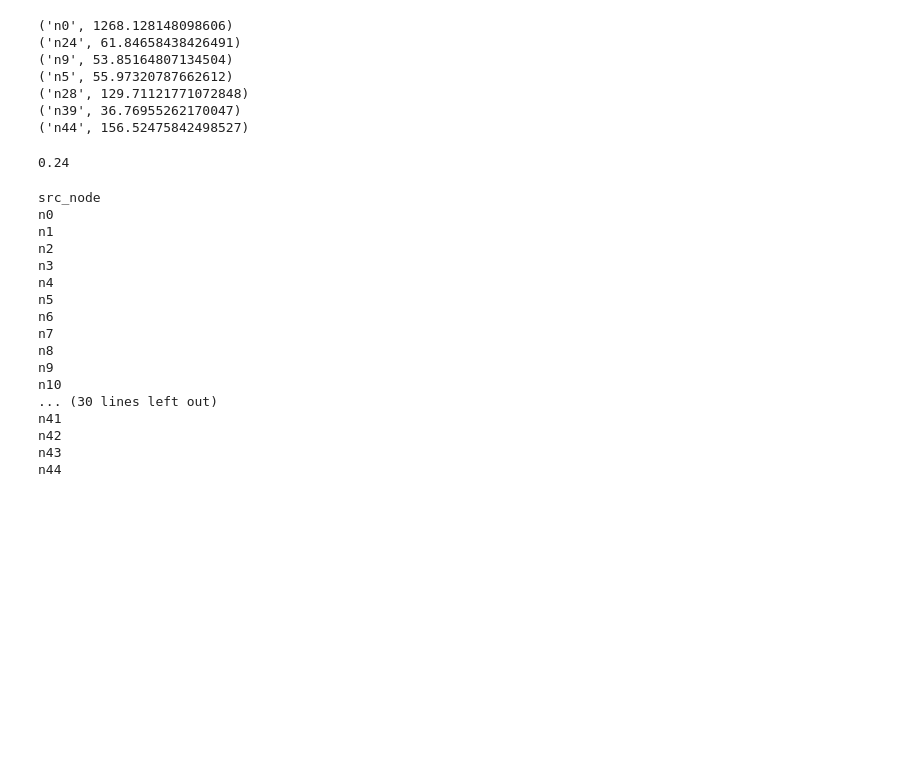
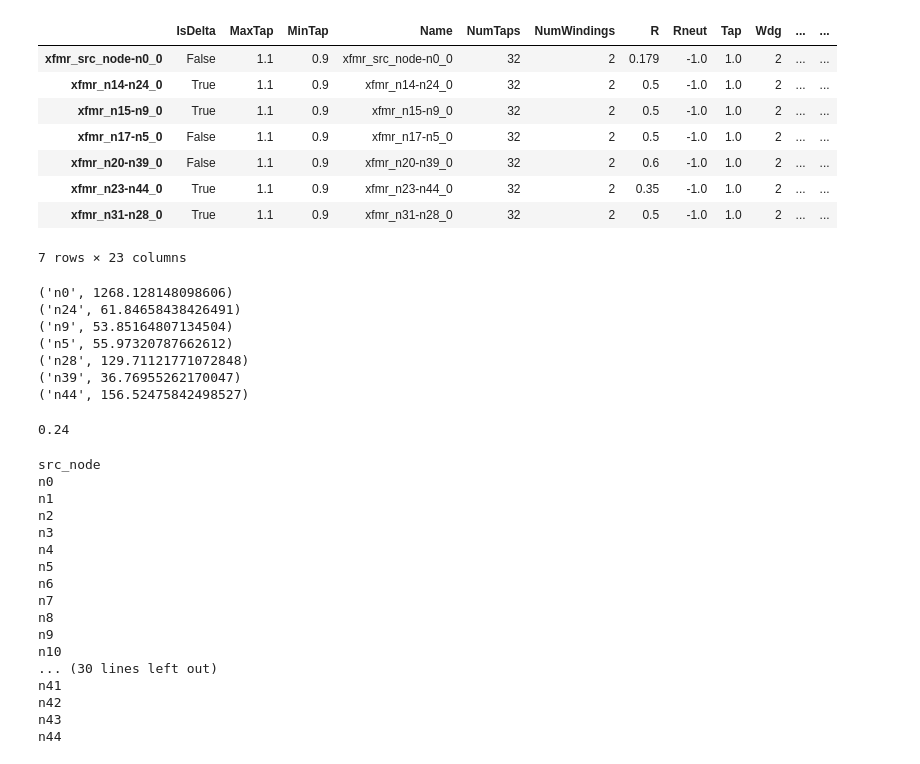
Before and after one commit to spenceregan/ECEN5437-Proj1, a Jupyter notebook: scripts/Proj1-Grp6.ipynb, the cells around one changed output. Cells and saved outputs as stored; diff of their text form; code cells hidden in the pictures; blank space fills up the shorter version.

```diff
--- a/scripts/Proj1-Grp6.ipynb
+++ b/scripts/Proj1-Grp6.ipynb
@@ -561,3 +635,15 @@ dss.Circuit.AllBusNames()
+# %%
+dss.utils.transformers_to_dataframe()
+# %% [output]
+|  | IsDelta | MaxTap | MinTap | Name | NumTaps | NumWindings | R | Rneut | Tap | Wdg | ... | ... |
+| xfmr_src_node-n0_0 | False | 1.1 | 0.9 | xfmr_src_node-n0_0 | 32 | 2 | 0.179 | -1.0 | 1.0 | 2 | ... | ... |
+| xfmr_n14-n24_0 | True | 1.1 | 0.9 | xfmr_n14-n24_0 | 32 | 2 | 0.5 | -1.0 | 1.0 | 2 | ... | ... |
+| xfmr_n15-n9_0 | True | 1.1 | 0.9 | xfmr_n15-n9_0 | 32 | 2 | 0.5 | -1.0 | 1.0 | 2 | ... | ... |
+| xfmr_n17-n5_0 | False | 1.1 | 0.9 | xfmr_n17-n5_0 | 32 | 2 | 0.5 | -1.0 | 1.0 | 2 | ... | ... |
+| xfmr_n20-n39_0 | False | 1.1 | 0.9 | xfmr_n20-n39_0 | 32 | 2 | 0.6 | -1.0 | 1.0 | 2 | ... | ... |
+| xfmr_n23-n44_0 | True | 1.1 | 0.9 | xfmr_n23-n44_0 | 32 | 2 | 0.35 | -1.0 | 1.0 | 2 | ... | ... |
+| xfmr_n31-n28_0 | True | 1.1 | 0.9 | xfmr_n31-n28_0 | 32 | 2 | 0.5 | -1.0 | 1.0 | 2 | ... | ... |
+7 rows × 23 columns
 # %%
 xfmr_nodes = ['n0','n24','n9','n5','n28','n39','n44']
 
```
Also changed, not shown: parts of 9 cells of this notebook, 5 other files.
